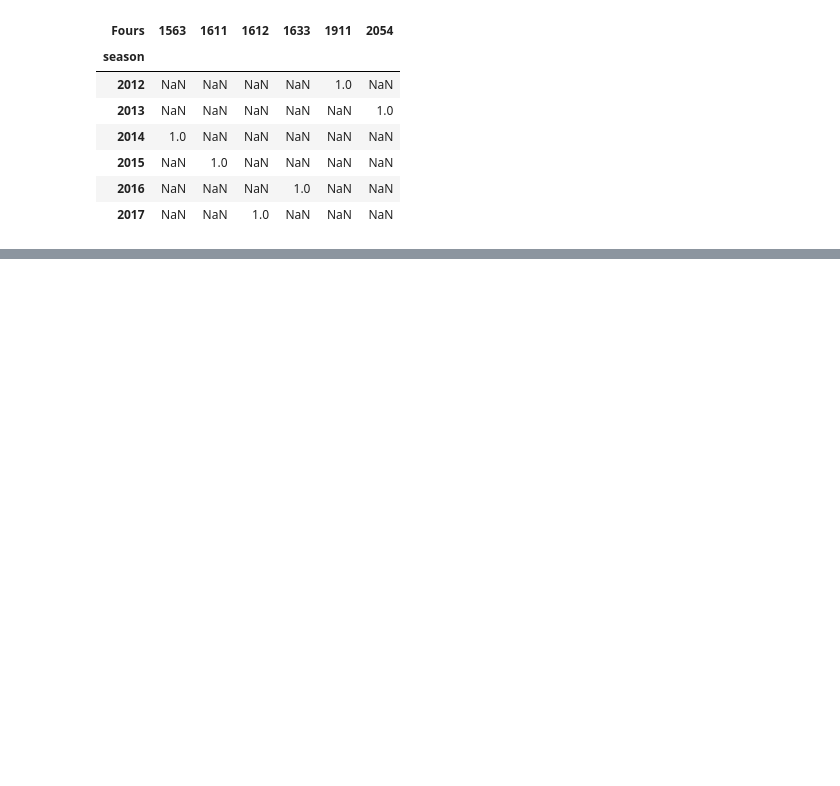
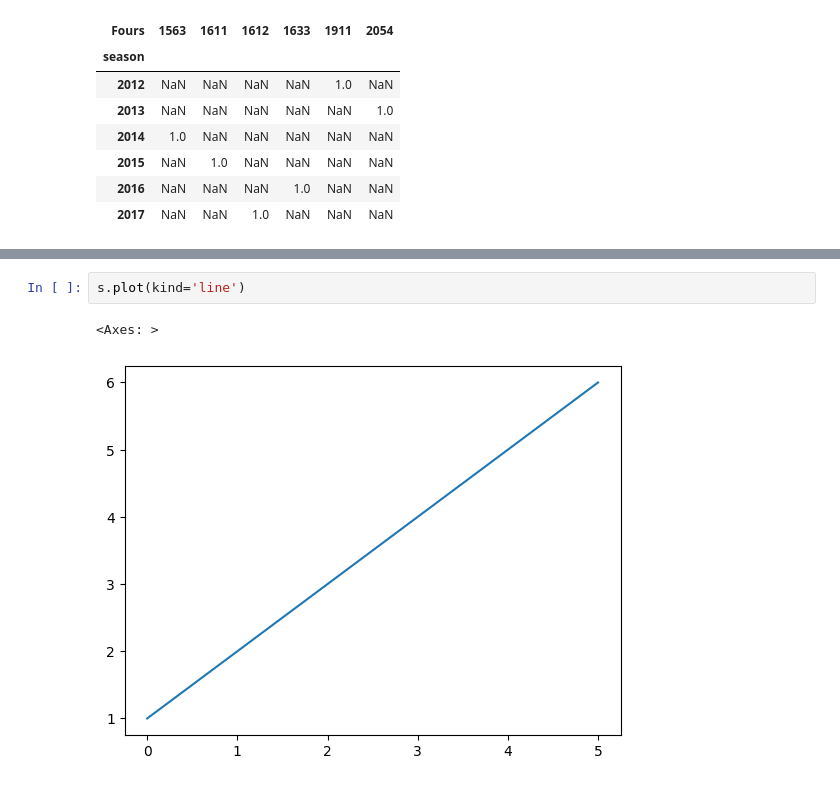
Before and after one commit to Abhinav09062005/python-, a Jupyter notebook: chapter4/mathplotlib1.ipynb, the cells around one changed output, grey strips where cells are left out. Drawn from its saved outputs; the diff is of its cells as text; blank space fills up the shorter version.

```diff
--- a/chapter4/mathplotlib1.ipynb
+++ b/chapter4/mathplotlib1.ipynb
@@ -272,0 +280,5 @@ abc.pivot_table(index='season',columns='Fours',values='Sixes',aggfunc='count')
+# %%
+s.plot(kind='line')
+# %% [output]
+<Axes: >
+[figure, added]
```
Also changed, not shown: parts of 4 cells of this notebook.
